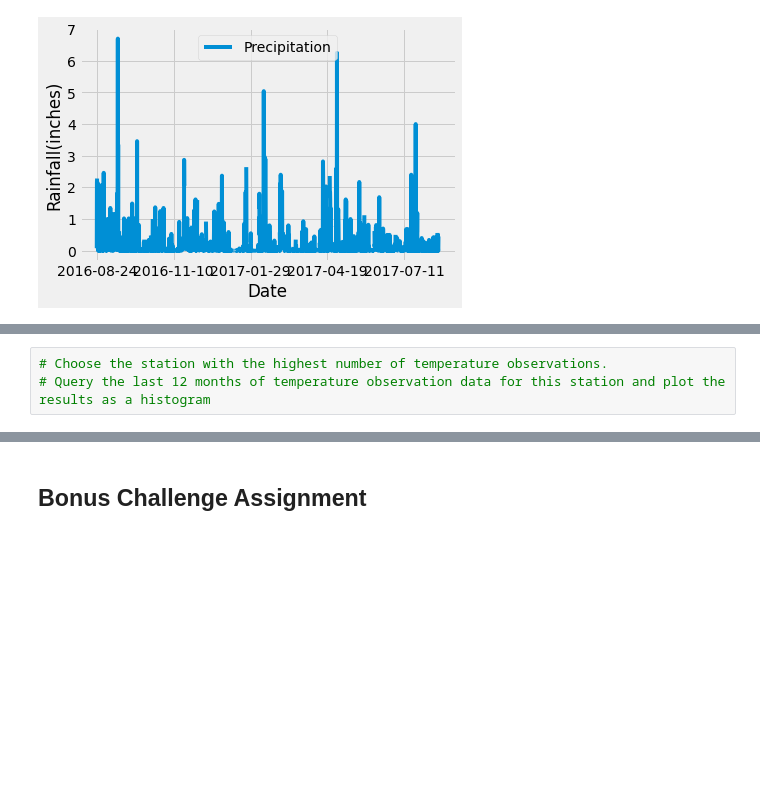
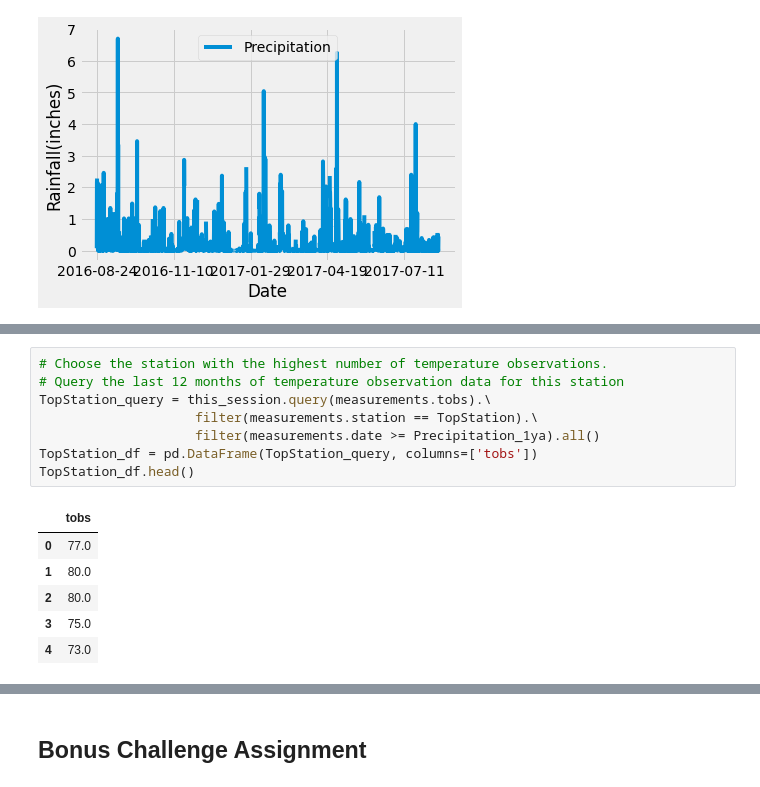
Before and after one commit to drossi1990/sql-alchemy-challenge, a Jupyter notebook: climate_starter.ipynb, the cells around one changed output, grey strips where cells are left out. Drawn from its saved outputs; the diff is of its cells as text; blank space fills up the shorter version.

```diff
--- a/climate_starter.ipynb
+++ b/climate_starter.ipynb
@@ -77,3 +118,15 @@ Text(0, 0.5, 'Rainfall(inches)')
 # %%
 # Choose the station with the highest number of temperature observations.
-# Query the last 12 months of temperature observation data for this station and plot the results as a histogram
+# Query the last 12 months of temperature observation data for this station
+TopStation_query = this_session.query(measurements.tobs).\
+                    filter(measurements.station == TopStation).\
+                    filter(measurements.date >= Precipitation_1ya).all()
+TopStation_df = pd.DataFrame(TopStation_query, columns=['tobs'])
+TopStation_df.head()
+# %% [output]
+|  | tobs |
+| 0 | 77.0 |
+| 1 | 80.0 |
+| 2 | 80.0 |
+| 3 | 75.0 |
+| 4 | 73.0 |
```
Also changed, not shown: parts of 5 cells of this notebook, 2 other files.
